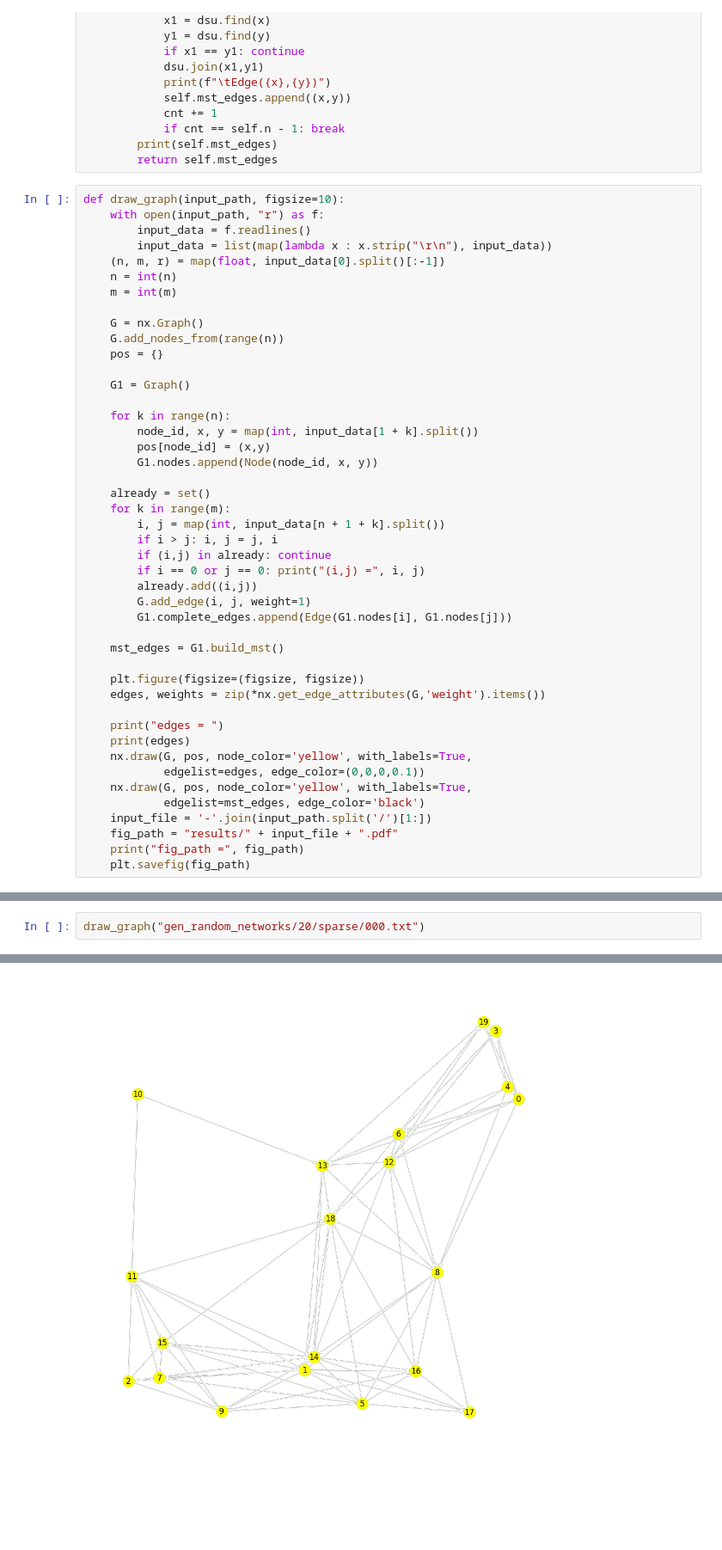
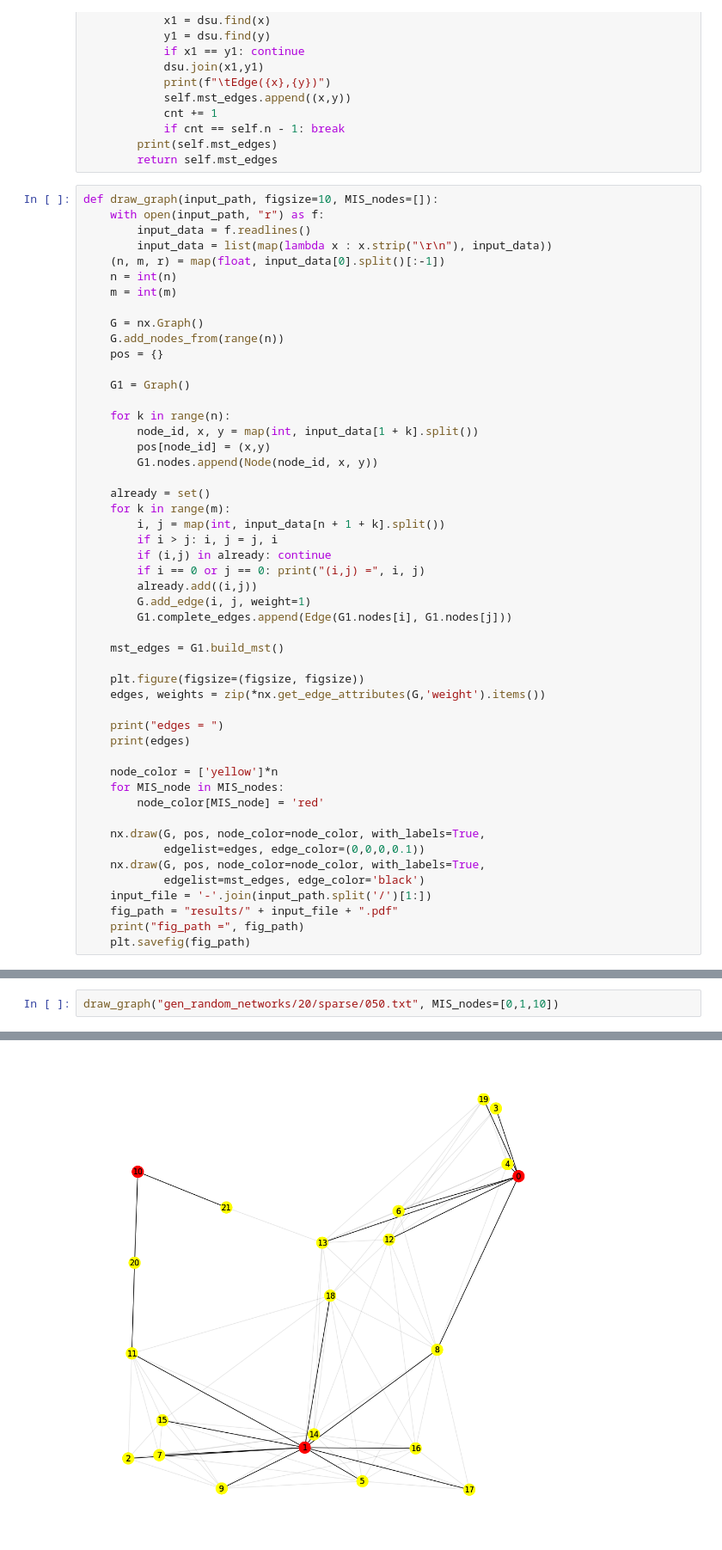
Before and after one commit to lamductan/SCDS, a Jupyter notebook: draw_graph.ipynb, the cells around one changed output, grey strips where cells are left out. Shown at 86% size. Drawn from its saved outputs; the diff is of its cells as text; blank space fills up the shorter version.

```diff
--- a/draw_graph.ipynb
+++ b/draw_graph.ipynb
@@ -72,7 +72,7 @@ class Graph:
         print(self.mst_edges)
         return self.mst_edges
 # %%
-def draw_graph(input_path, figsize=10):
+def draw_graph(input_path, figsize=10, MIS_nodes=[]):
     with open(input_path, "r") as f:
         input_data = f.readlines()
         input_data = list(map(lambda x : x.strip("\r\n"), input_data))
@@ -108,9 +108,14 @@ def draw_graph(input_path, figsize=10):
 
     print("edges = ")
     print(edges)
-    nx.draw(G, pos, node_color='yellow', with_labels=True,
+
+    node_color = ['yellow']*n
+    for MIS_node in MIS_nodes:
+        node_color[MIS_node] = 'red'
+
+    nx.draw(G, pos, node_color=node_color, with_labels=True,
             edgelist=edges, edge_color=(0,0,0,0.1))
-    nx.draw(G, pos, node_color='yellow', with_labels=True,
+    nx.draw(G, pos, node_color=node_color, with_labels=True,
             edgelist=mst_edges, edge_color='black')
     input_file = '-'.join(input_path.split('/')[1:])
     fig_path = "results/" + input_file + ".pdf"
@@ -140,3 +166,3 @@ fig_path = results/20-sparse-001.txt.pdf
 # %%
-draw_graph("gen_random_networks/20/sparse/000.txt")
+draw_graph("gen_random_networks/20/sparse/050.txt", MIS_nodes=[0,1,10])
 # %% [output]
@@ -160 +186 @@ fig_path = results/20-sparse-000.txt.pdf
-[figure, old version]
+[figure, new version]
```
Also changed, not shown: parts of 3 cells of this notebook, 24 other files.
